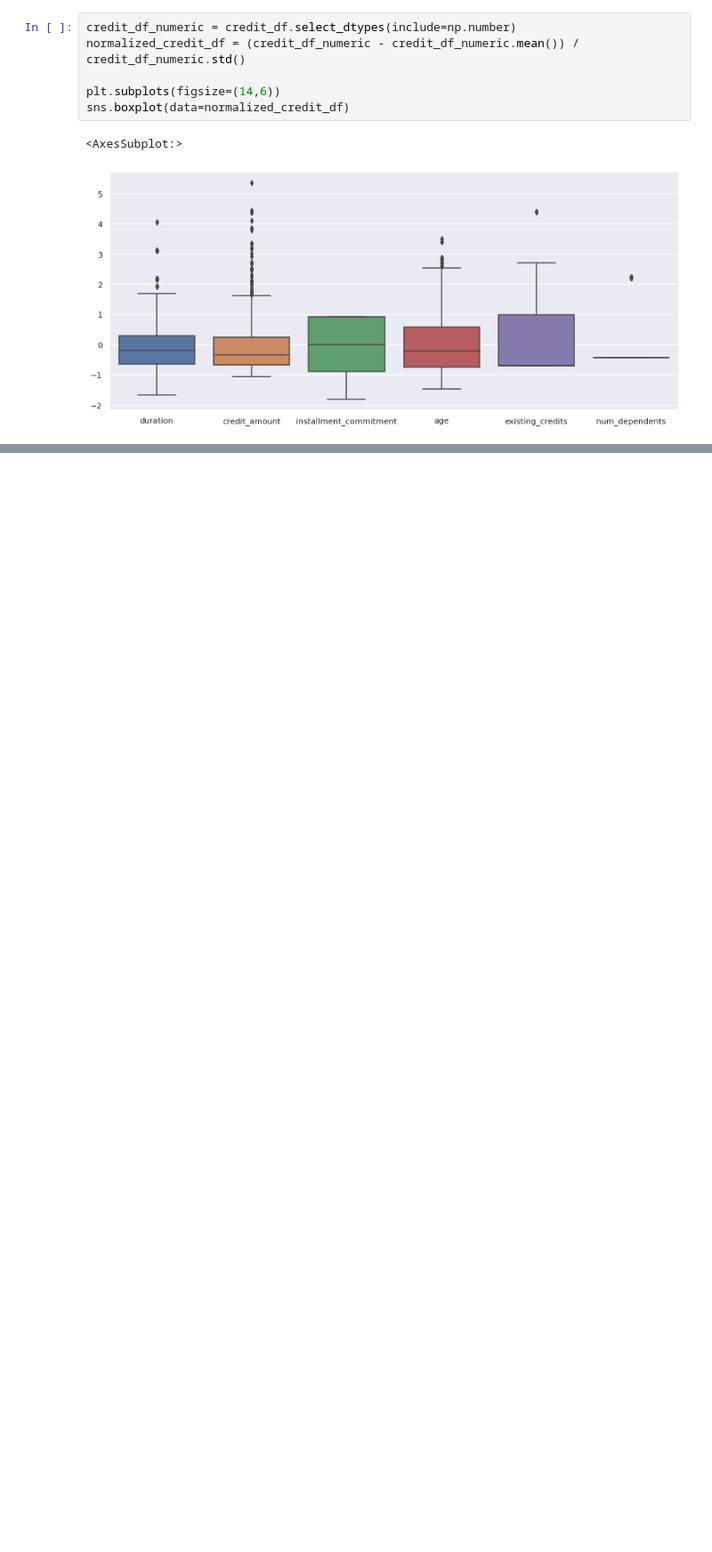
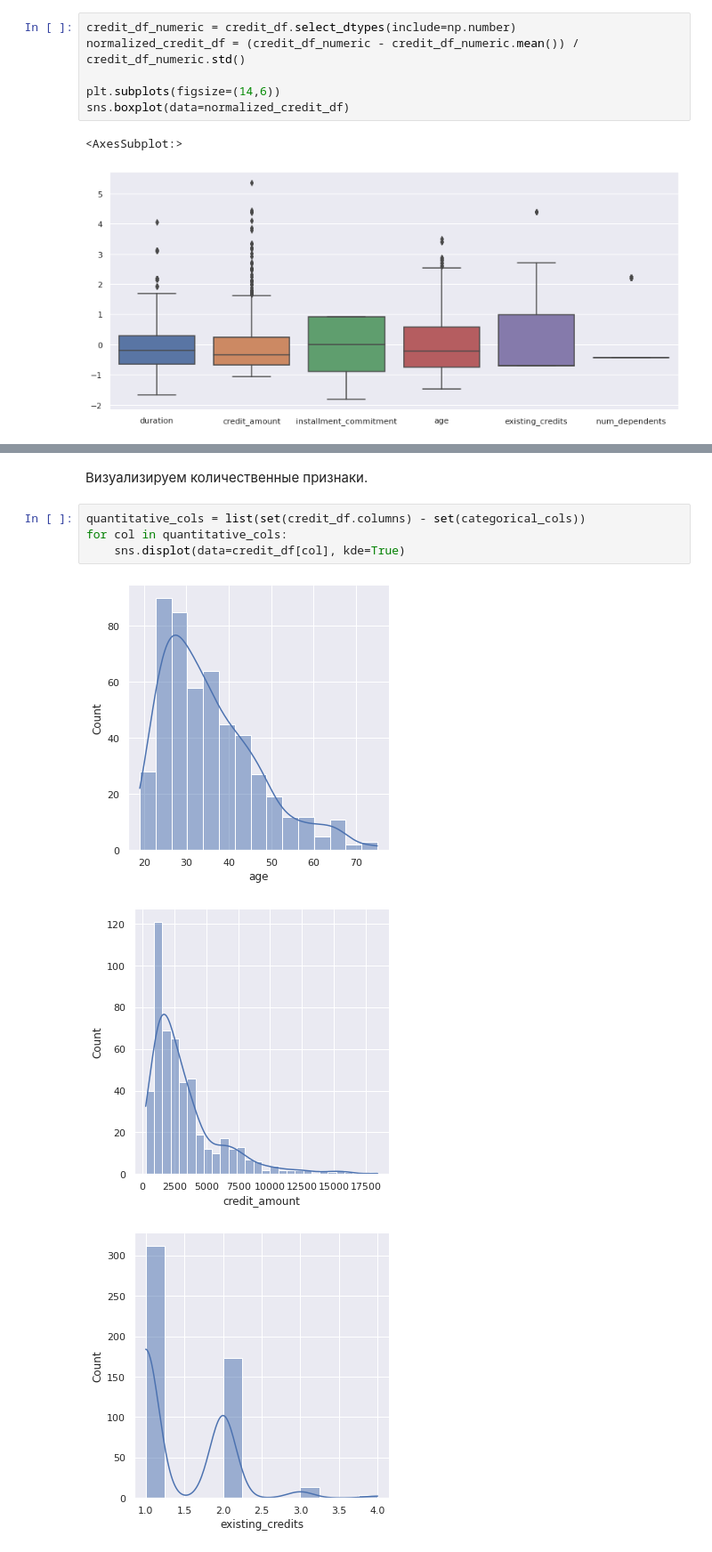
Before and after one commit to elmanelman/data-mining-class, a Jupyter notebook: lab1_task.ipynb, the cells around one changed output, grey strips where cells are left out. Shown at 89% size. Cells and saved outputs as stored; diff of their text form; blank space fills up the shorter version.

```diff
--- a/lab1_task.ipynb
+++ b/lab1_task.ipynb
@@ -137,0 +220,10 @@ NameError: name 'credit_df' is not defined
+# %% [markdown]
+Визуализируем количественные признаки.
+# %%
+quantitative_cols = list(set(credit_df.columns) - set(categorical_cols))
+for col in quantitative_cols:
+    sns.displot(data=credit_df[col], kde=True)
+# %% [output]
+[figure, added]
+[figure, added]
+[figure, added]
```
Also changed, not shown: parts of 16 cells of this notebook.
